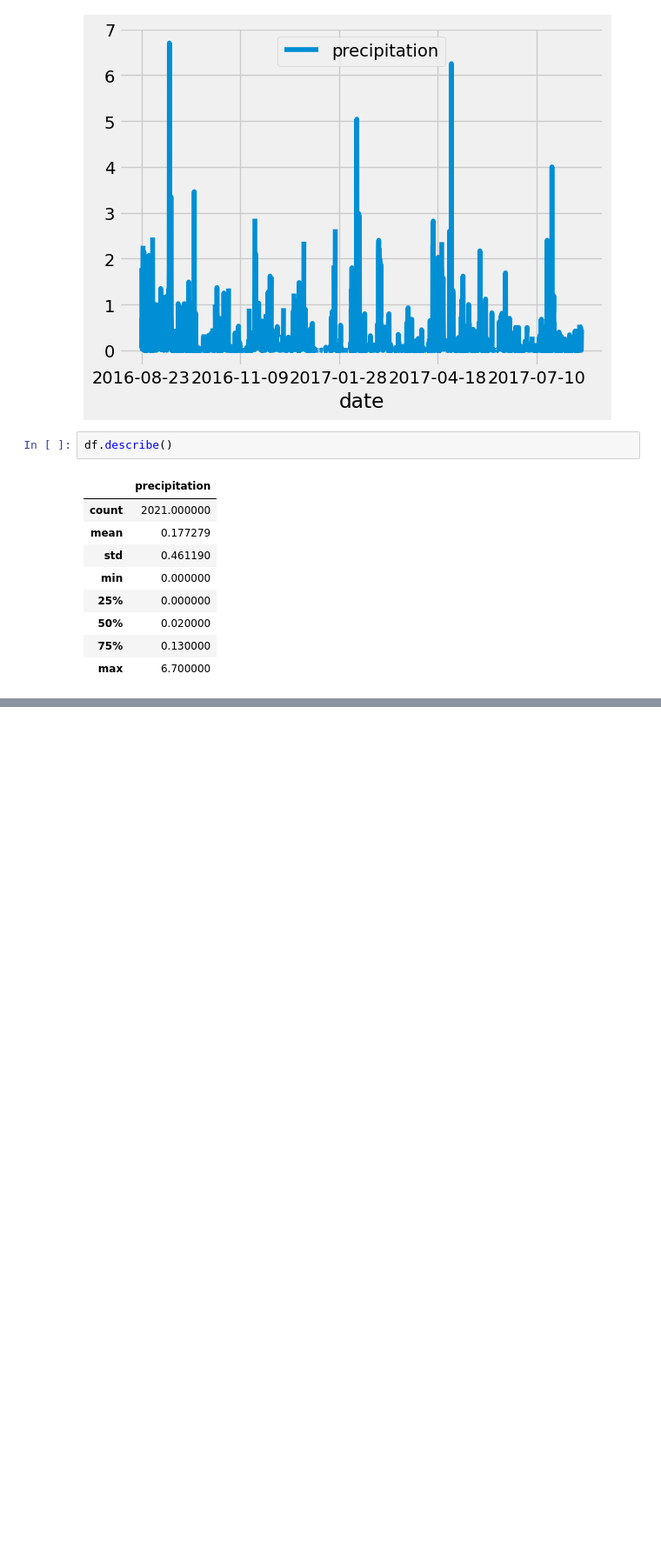
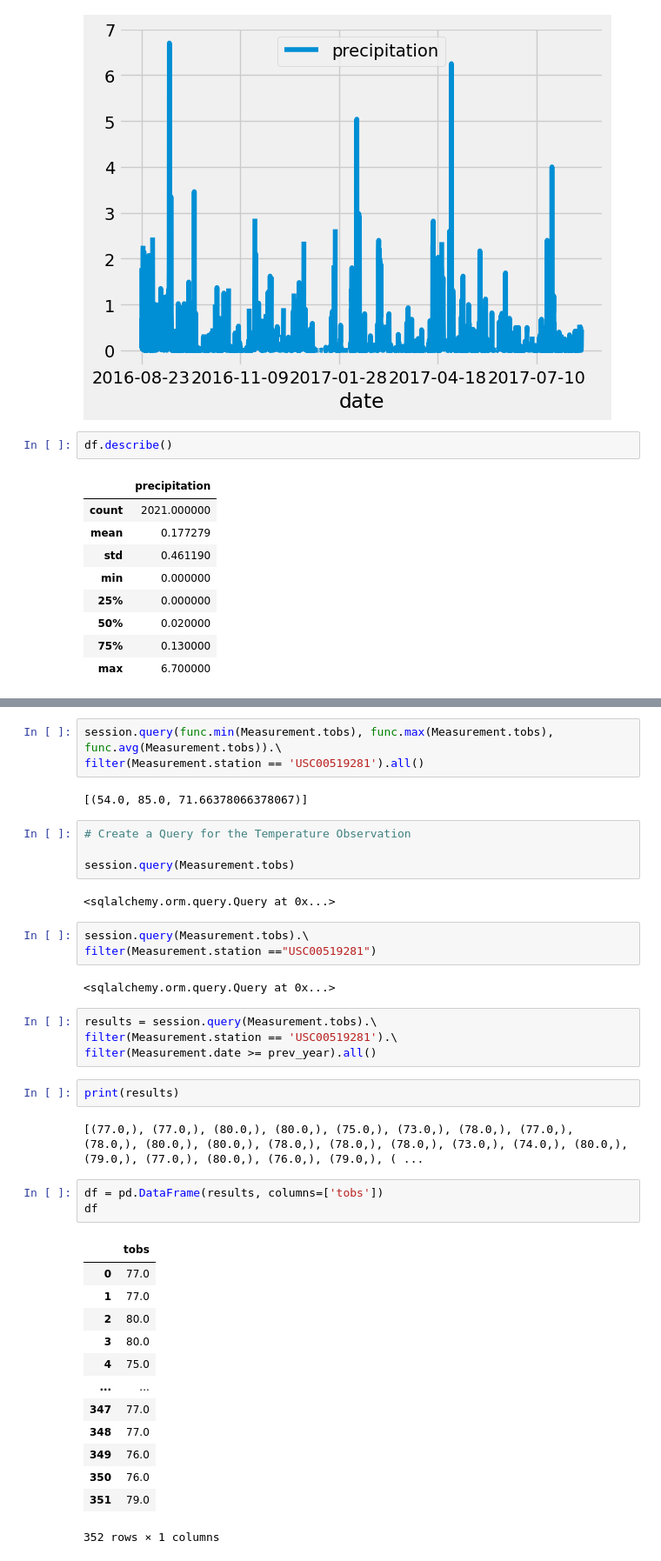
Before and after one commit to AThakor234/surfs_up, a Jupyter notebook: Set_up.ipynb, the cells around one changed output, grey strips where cells are left out. Shown: that part at 87% size. Drawn from its saved outputs; the diff is of its cells as text; blank space fills up the shorter version.

Commit message:
Added temperature analysis

```diff
--- a/Set_up.ipynb
+++ b/Set_up.ipynb
@@ -168,0 +216,41 @@ df.describe()
+# %%
+session.query(func.min(Measurement.tobs), func.max(Measurement.tobs), func.avg(Measurement.tobs)).\
+filter(Measurement.station == 'USC00519281').all()
+# %% [output]
+[(54.0, 85.0, 71.66378066378067)]
+# %%
+# Create a Query for the Temperature Observation
+
+session.query(Measurement.tobs)
+# %% [output]
+<sqlalchemy.orm.query.Query at 0x...>
+# %%
+session.query(Measurement.tobs).\
+filter(Measurement.station =="USC00519281")
+# %% [output]
+<sqlalchemy.orm.query.Query at 0x...>
+# %%
+results = session.query(Measurement.tobs).\
+filter(Measurement.station == 'USC00519281').\
+filter(Measurement.date >= prev_year).all()
+# %%
+print(results)
+# %% [output]
+[(77.0,), (77.0,), (80.0,), (80.0,), (75.0,), (73.0,), (78.0,), (77.0,), (78.0,), (80.0,), (80.0,), (78.0,), (78.0,), (78.0,), (73.0,), (74.0,), (80.0,), (79.0,), (77.0,), (80.0,), (76.0,), (79.0,), ( ...
+# %%
+df = pd.DataFrame(results, columns=['tobs'])
+df
+# %% [output]
+|  | tobs |
+| 0 | 77.0 |
+| 1 | 77.0 |
+| 2 | 80.0 |
+| 3 | 80.0 |
+| 4 | 75.0 |
+| ... | ... |
+| 347 | 77.0 |
+| 348 | 77.0 |
+| 349 | 76.0 |
+| 350 | 76.0 |
+| 351 | 79.0 |
+352 rows × 1 columns
```
Also changed, not shown: parts of 10 cells of this notebook.
